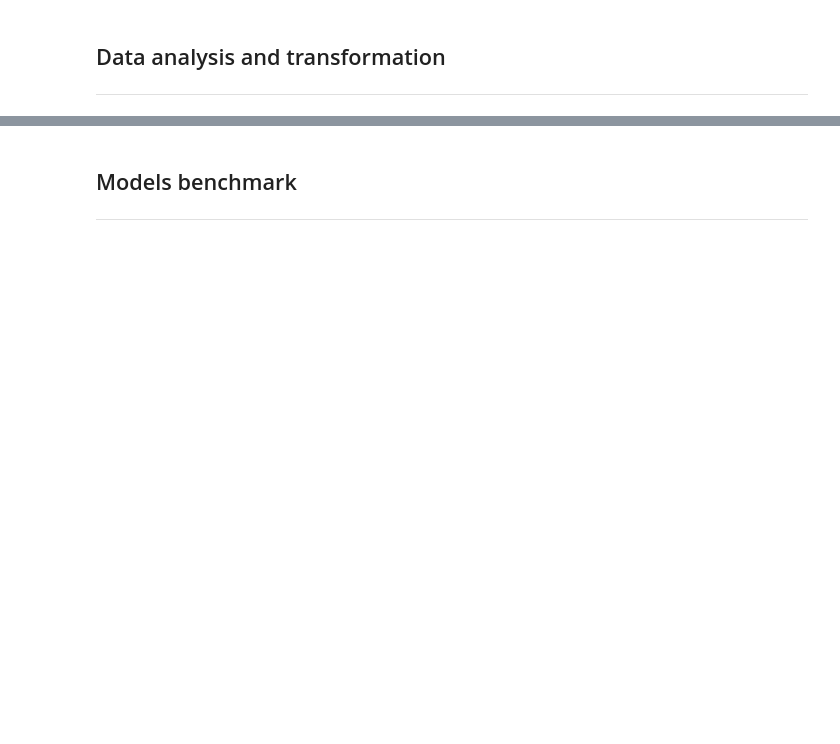
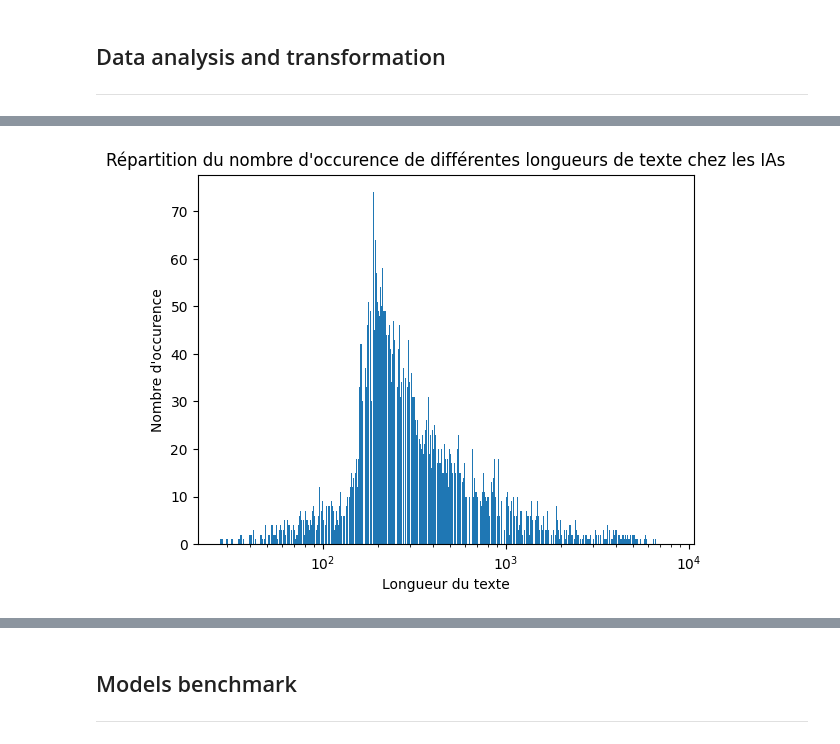
Before and after one commit to DjDonPablo/IA-DATA-HACK, a Jupyter notebook: final_notebook.ipynb, the cells around one changed output, grey strips where cells are left out. Saved outputs shown, nothing was run; the diff lists cells and outputs as text; code cells hidden in the pictures; blank space fills up the shorter version.

```diff
--- a/final_notebook.ipynb
+++ b/final_notebook.ipynb
@@ -86,0 +99,10 @@ NameError: name 'df' is not defined
+# %%
+values, count = np.unique(text_df[text_df["label"] == 0]["text_length"].values, return_counts=True)
+plt.bar(values, count)
+plt.xscale("log")
+plt.xlabel("Longueur du texte")
+plt.ylabel("Nombre d'occurence")
+plt.title("Répartition du nombre d'occurence de différentes longueurs de texte chez les IAs")
+plt.show()
+# %% [output]
+[figure, added]
```
Also changed, not shown: parts of 37 cells of this notebook, 2 other files.
